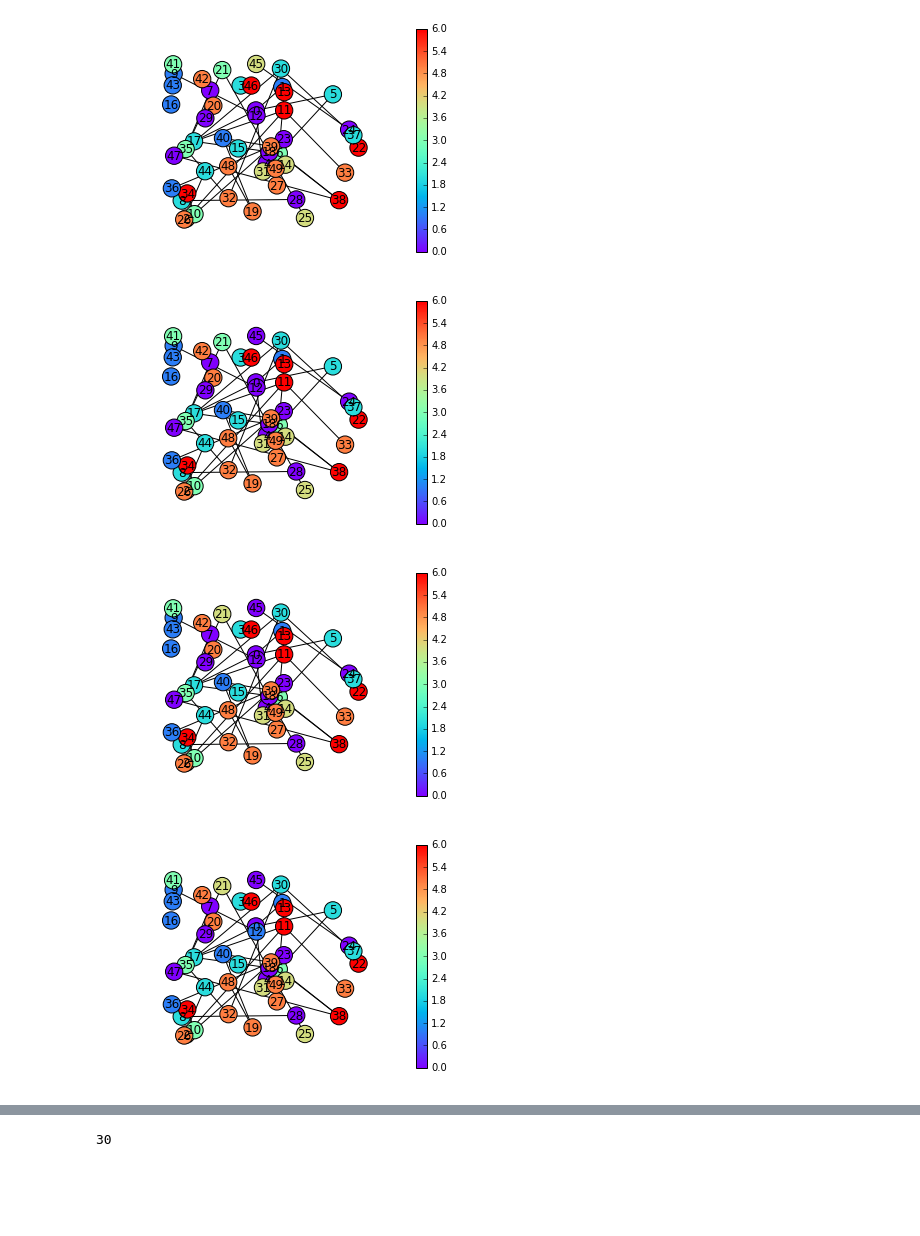
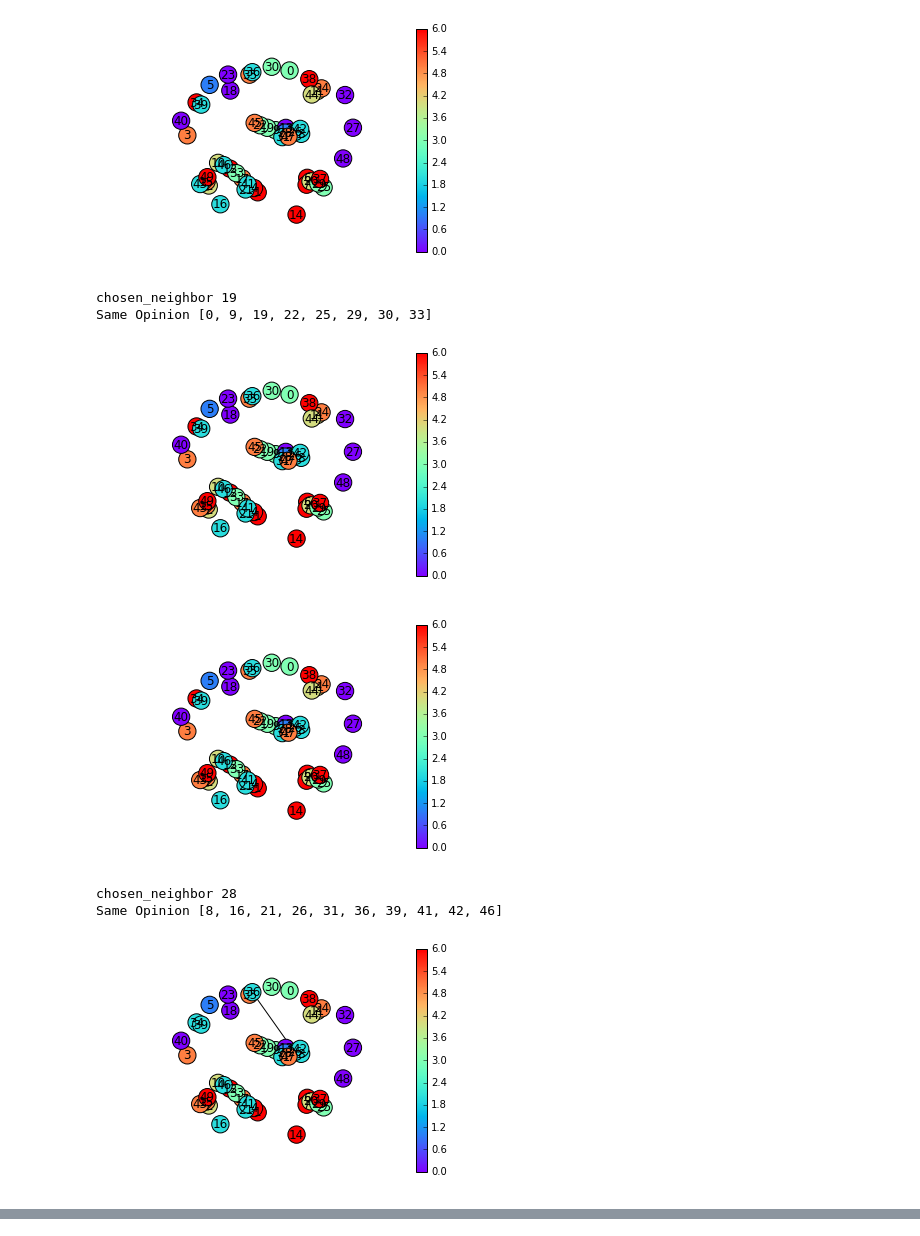
Before and after one commit to iiitobiasiii/OpinionFormation, a Jupyter notebook: Opinion.ipynb, the cells around one changed output, grey strips where cells are left out. Drawn from its saved outputs; the diff is of its cells as text; code cells hidden in the pictures; blank space fills up the shorter version.

```diff
--- a/Opinion.ipynb
+++ b/Opinion.ipynb
@@ -25,10 +24,10 @@ NEdges = 30
 NOpinions = 7
 
 #Probability for process1 = phi,  1-phi for process 2
-phi = 0
+phi = 0.5
 
 #Number of Iterations for procedure
-iter_process = 10
+iter_process = 100
 
 def init_Graph():
     #Create Random Graph
@@ -70,6 +69,9 @@ def process1():
     Same_Opinion= [x for x,y in G.nodes(data=True) if y['opinion']==curr_opinion]
     #iterate through list
     for i in range(len(Same_Opinion)):
+        #exclude: No more unconnected nodes with same opinion
+        if len(Same_Opinion) == 0:
+            break
         print("Same Opinion", Same_Opinion)
         #pick random node with same opinion
         newNeighbor = random.choice(Same_Opinion)
@@ -111,33 +113,37 @@ def process2():
 # %%
 G = init_Graph()
 groups = set(nx.get_node_attributes(G,'opinion').values())
 mapping = dict(zip(sorted(groups),count()))
 nodes = G.nodes()
 colors = [mapping[G.node[n]['opinion']] for n in nodes]
-pos = nx.layout.random_layout(G)
+pos = nx.layout.spring_layout(G)
 es = nx.draw_networkx_edges(G, pos, alpha=1)
 ns = nx.draw_networkx_nodes(G, pos, nodelist=nodes, node_color=colors, node_size=300, cmap=plt.cm.rainbow)
 nx.draw_networkx_labels(G, pos=pos)
 plt.colorbar(ns)
 plt.axis('off')
 plt.show()
 
 for i in range(iter_process):
     if random.uniform(0, 1) < phi:
         process1()
     else:
         process2()
         colors = [mapping[G.node[n]['opinion']] for n in nodes]
         es = nx.draw_networkx_edges(G, pos, alpha=1)
         ns = nx.draw_networkx_nodes(G, pos, nodelist=nodes, node_color=colors, node_size=300, cmap=plt.cm.rainbow)
         nx.draw_networkx_labels(G, pos=pos)
         plt.colorbar(ns)
         plt.axis('off')
         plt.show()
 
 print(G.number_of_edges())
 # %% [output]
-[figure, old version]
+[figure, new version]
+chosen_neighbor 19
+Same Opinion [0, 9, 19, 22, 25, 29, 30, 33]
-[figure, old version]
+[figure, new version]
-[figure, old version]
+[figure, new version]
+chosen_neighbor 28
+Same Opinion [8, 16, 21, 26, 31, 36, 39, 41, 42, 46]
-[figure, old version]
+[figure, new version]
@@ -151 +163,0 @@ print(G.number_of_edges())
-30
```
Also changed, not shown: parts of 2 cells of this notebook.
